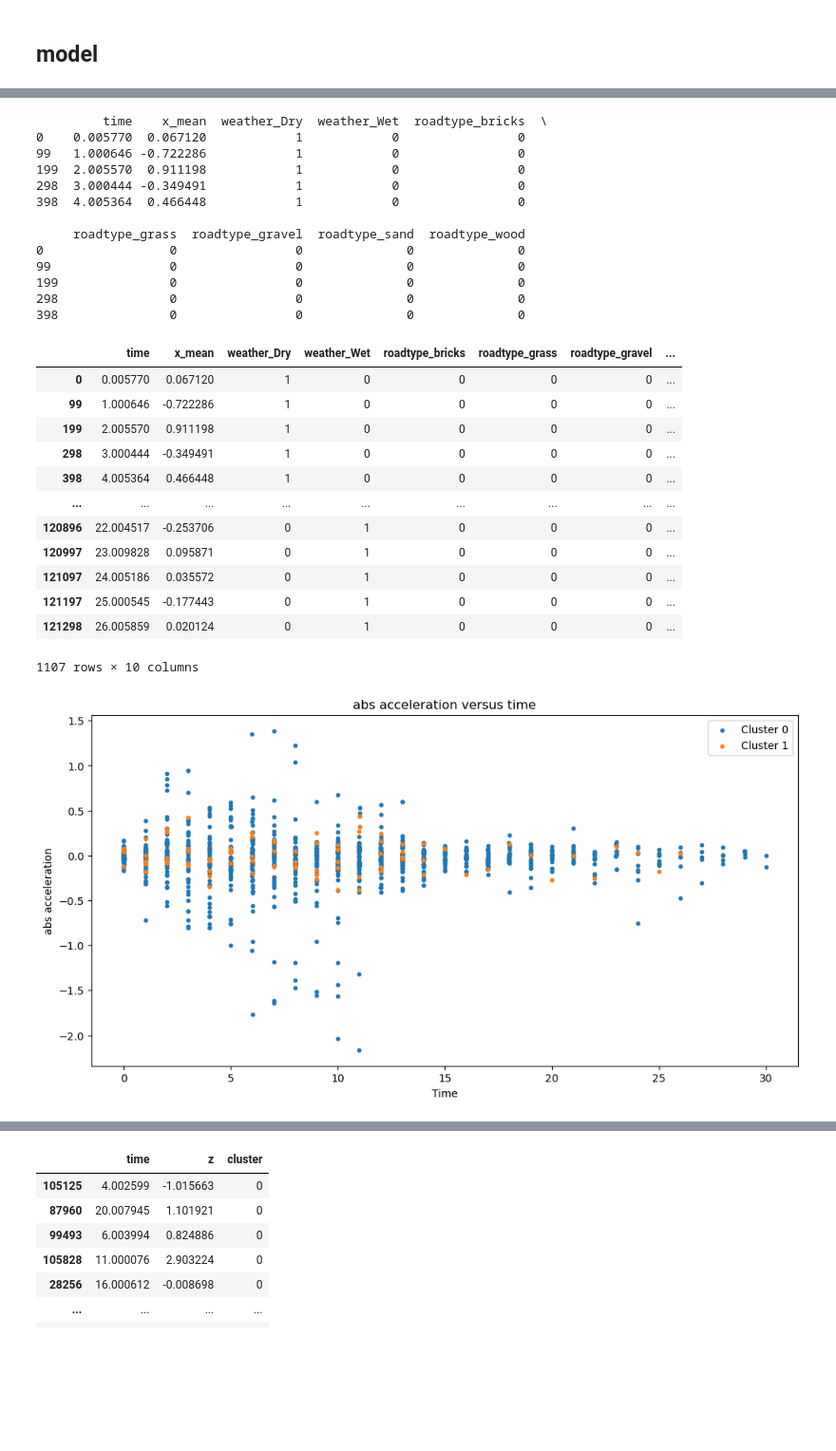
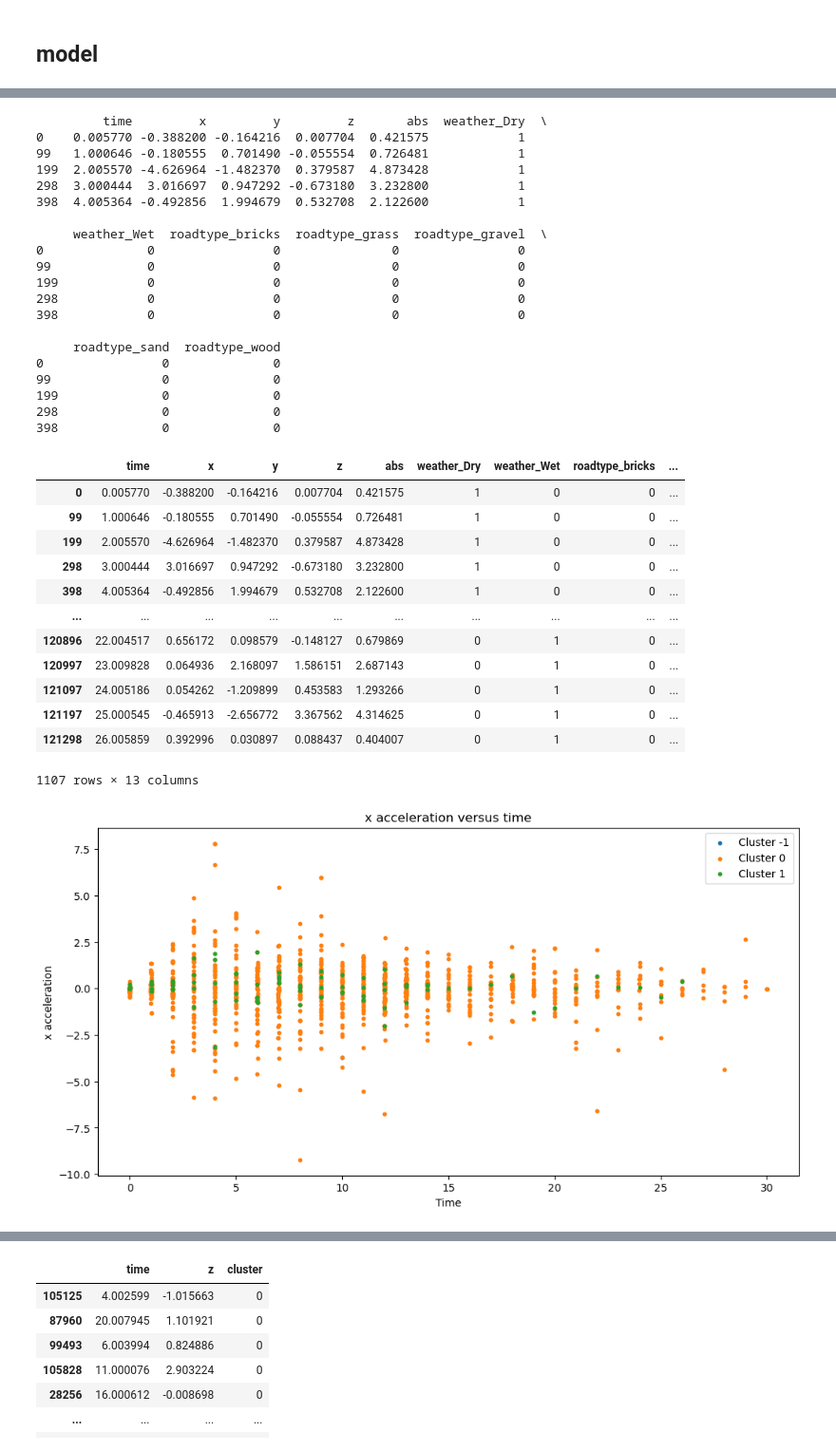
Before and after one commit to lrncjrssn/DS8_eindproject, a Jupyter notebook: Clustering.ipynb, the cells around one changed output, grey strips where cells are left out. Shown at 95% size. Drawn from its saved outputs; the diff is of its cells as text; code cells hidden in the pictures; blank space fills up the shorter version.

```diff
--- a/Clustering.ipynb
+++ b/Clustering.ipynb
@@ -32,3 +32,13 @@ df_all.head()
 | 298 | 3.000444 | 3.016697 | 0.947292 | -0.673180 | 3.232800 | Asfalt_0_second_3.csv | asphalt | 0.0 | Dry | Laurence & Doris | ... | ... |
 | 398 | 4.005364 | -0.492856 | 1.994679 | 0.532708 | 2.122600 | Asfalt_0_second_4.csv | asphalt | 0.0 | Dry | Laurence & Doris | ... | ... |
 5 rows × 23 columns
+# %%
+import pandas as pd
+import numpy as np
+
+
+df_all['r'] = np.sqrt(df_all['x']**2 + df_all['y']**2 + df_all['z']**2)
+df_all['phi'] = np.degrees(np.arctan2(df_all['y'], df_all['x']))
+df_all['theta'] = np.degrees(np.arccos(df_all['z'] / df_all['r']))
+
+df_all.head()
@@ -37,7 +55,7 @@ colomn_names = df_all.columns
 colomn_names
 
 # colomnen verwijderen
-feature_names=['time', 'weather', 'roadtype', 'x_mean']
+feature_names=['time', 'x', 'y', 'z', 'abs', 'weather', 'roadtype']
 Y = df_all['weight']
 X = df_all[feature_names]
 xf = pd.get_dummies(X, columns=['weather','roadtype'], drop_first=True, dtype=int)
@@ -176,55 +194,62 @@ print(x_train_clustered.head())
 x_train_clustered["cluster"] = best_labels
 x_train_clustered
 # %% [output]
-         time    x_mean  weather_Dry  weather_Wet  roadtype_bricks  \
-0    0.005770  0.067120            1            0                0
-99   1.000646 -0.722286            1            0                0
-199  2.005570  0.911198            1            0                0
-298  3.000444 -0.349491            1            0                0
-398  4.005364  0.466448            1            0                0
+         time         x         y         z       abs  weather_Dry  \
+0    0.005770 -0.388200 -0.164216  0.007704  0.421575            1
+99   1.000646 -0.180555  0.701490 -0.055554  0.726481            1
+199  2.005570 -4.626964 -1.482370  0.379587  4.873428            1
+298  3.000444  3.016697  0.947292 -0.673180  3.232800            1
+398  4.005364 -0.492856  1.994679  0.532708  2.122600            1
 
-     roadtype_grass  roadtype_gravel  roadtype_sand  roadtype_wood
-0                 0                0              0              0
-99                0                0              0              0
-199               0                0              0              0
-298               0                0              0              0
-398               0                0              0              0
+     weather_Wet  roadtype_bricks  roadtype_grass  roadtype_gravel  \
+0              0                0               0                0
+99             0                0               0                0
+199            0                0               0                0
+298            0                0               0                0
+398            0                0               0                0
+
+     roadtype_sand  roadtype_wood
+0                0              0
+99               0              0
+199              0              0
+298              0              0
+398              0              0
-|  | time | x_mean | weather_Dry | weather_Wet | roadtype_bricks | roadtype_grass | roadtype_gravel | ... |
-| 0 | 0.005770 | 0.067120 | 1 | 0 | 0 | 0 | 0 | ... |
-| 99 | 1.000646 | -0.722286 | 1 | 0 | 0 | 0 | 0 | ... |
-| 199 | 2.005570 | 0.911198 | 1 | 0 | 0 | 0 | 0 | ... |
-| 298 | 3.000444 | -0.349491 | 1 | 0 | 0 | 0 | 0 | ... |
-| 398 | 4.005364 | 0.466448 | 1 | 0 | 0 | 0 | 0 | ... |
-| ... | ... | ... | ... | ... | ... | ... | ... | ... |
-| 120896 | 22.004517 | -0.253706 | 0 | 1 | 0 | 0 | 0 | ... |
-| 120997 | 23.009828 | 0.095871 | 0 | 1 | 0 | 0 | 0 | ... |
-| 121097 | 24.005186 | 0.035572 | 0 | 1 | 0 | 0 | 0 | ... |
-| 121197 | 25.000545 | -0.177443 | 0 | 1 | 0 | 0 | 0 | ... |
-| 121298 | 26.005859 | 0.020124 | 0 | 1 | 0 | 0 | 0 | ... |
+|  | time | x | y | z | abs | weather_Dry | weather_Wet | roadtype_bricks | ... |
+| 0 | 0.005770 | -0.388200 | -0.164216 | 0.007704 | 0.421575 | 1 | 0 | 0 | ... |
+| 99 | 1.000646 | -0.180555 | 0.701490 | -0.055554 | 0.726481 | 1 | 0 | 0 | ... |
+| 199 | 2.005570 | -4.626964 | -1.482370 | 0.379587 | 4.873428 | 1 | 0 | 0 | ... |
+| 298 | 3.000444 | 3.016697 | 0.947292 | -0.673180 | 3.232800 | 1 | 0 | 0 | ... |
+| 398 | 4.005364 | -0.492856 | 1.994679 | 0.532708 | 2.122600 | 1 | 0 | 0 | ... |
+| ... | ... | ... | ... | ... | ... | ... | ... | ... | ... |
+| 120896 | 22.004517 | 0.656172 | 0.098579 | -0.148127 | 0.679869 | 0 | 1 | 0 | ... |
+| 120997 | 23.009828 | 0.064936 | 2.168097 | 1.586151 | 2.687143 | 0 | 1 | 0 | ... |
+| 121097 | 24.005186 | 0.054262 | -1.209899 | 0.453583 | 1.293266 | 0 | 1 | 0 | ... |
+| 121197 | 25.000545 | -0.465913 | -2.656772 | 3.367562 | 4.314625 | 0 | 1 | 0 | ... |
+| 121298 | 26.005859 | 0.392996 | 0.030897 | 0.088437 | 0.404007 | 0 | 1 | 0 | ... |
-1107 rows × 10 columns
+1107 rows × 13 columns
 # %%
 import matplotlib.pyplot as plt
 
 plt.figure(figsize=(12,6))
 
 for cluster in sorted(x_train_clustered["cluster"].unique()):
 
     mask = x_train_clustered["cluster"] == cluster
 
     plt.scatter(
         x_train_clustered.loc[mask, "time"],
-        x_train_clustered.loc[mask, "x_mean"],
+        x_train_clustered.loc[mask, "x"],
         label=f"Cluster {cluster}",
         s=10
     )
 
 plt.xlabel("Time")
-plt.ylabel("abs acceleration")
-plt.title("abs acceleration versus time")
+plt.ylabel("x acceleration")
+plt.title("x acceleration versus time")
 plt.legend()
 plt.show()
 # %% [output]
-[figure, old version]
+[figure, new version]
 # %%
 plt.figure(figsize=(12,6))
 
```
Also changed, not shown: parts of 5 cells of this notebook, 2 other files.
